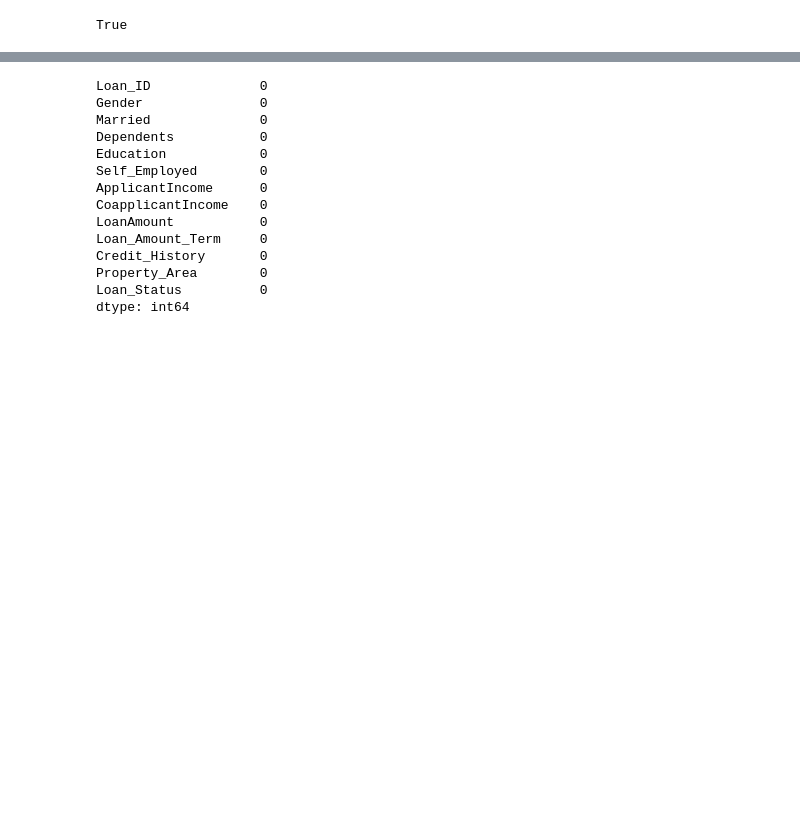
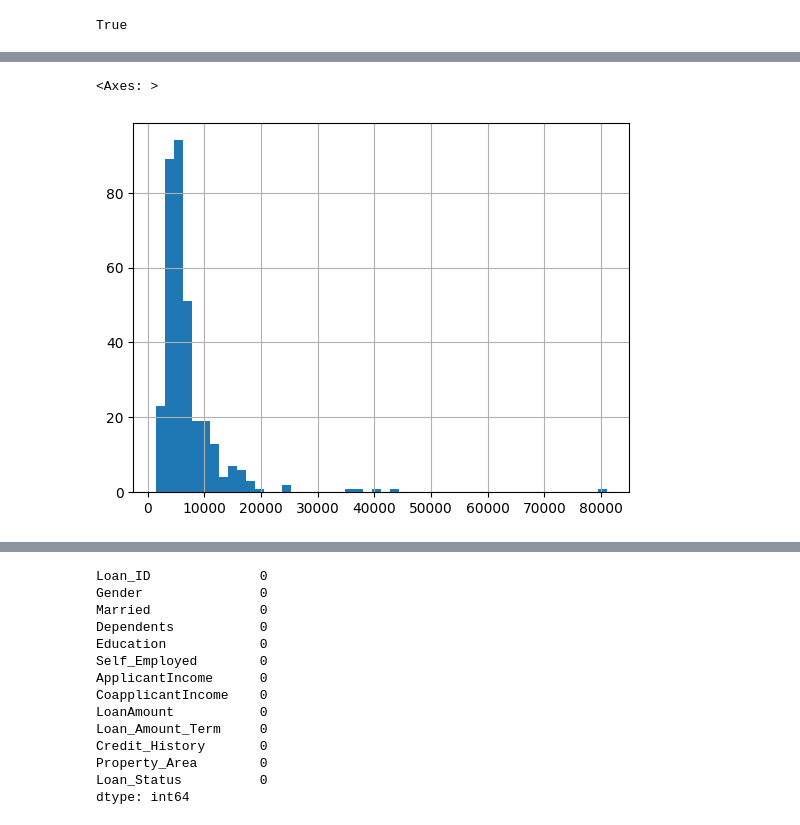
Before and after one commit to maguraaron/adatkezelo, a Jupyter notebook: beadando_nagy.ipynb, the cells around one changed output, grey strips where cells are left out. Drawn from its saved outputs; the diff is of its cells as text; code cells hidden in the pictures; blank space fills up the shorter version.

```diff
--- a/beadando_nagy.ipynb
+++ b/beadando_nagy.ipynb
@@ -156,0 +172,6 @@ True
+# %%
+train['TotalIncome'] = train['ApplicantIncome'] + train['CoapplicantIncome']
+train['TotalIncome'].hist(bins=50)
+# %% [output]
+<Axes: >
+[figure, added]
```
Also changed, not shown: parts of 21 cells of this notebook.
